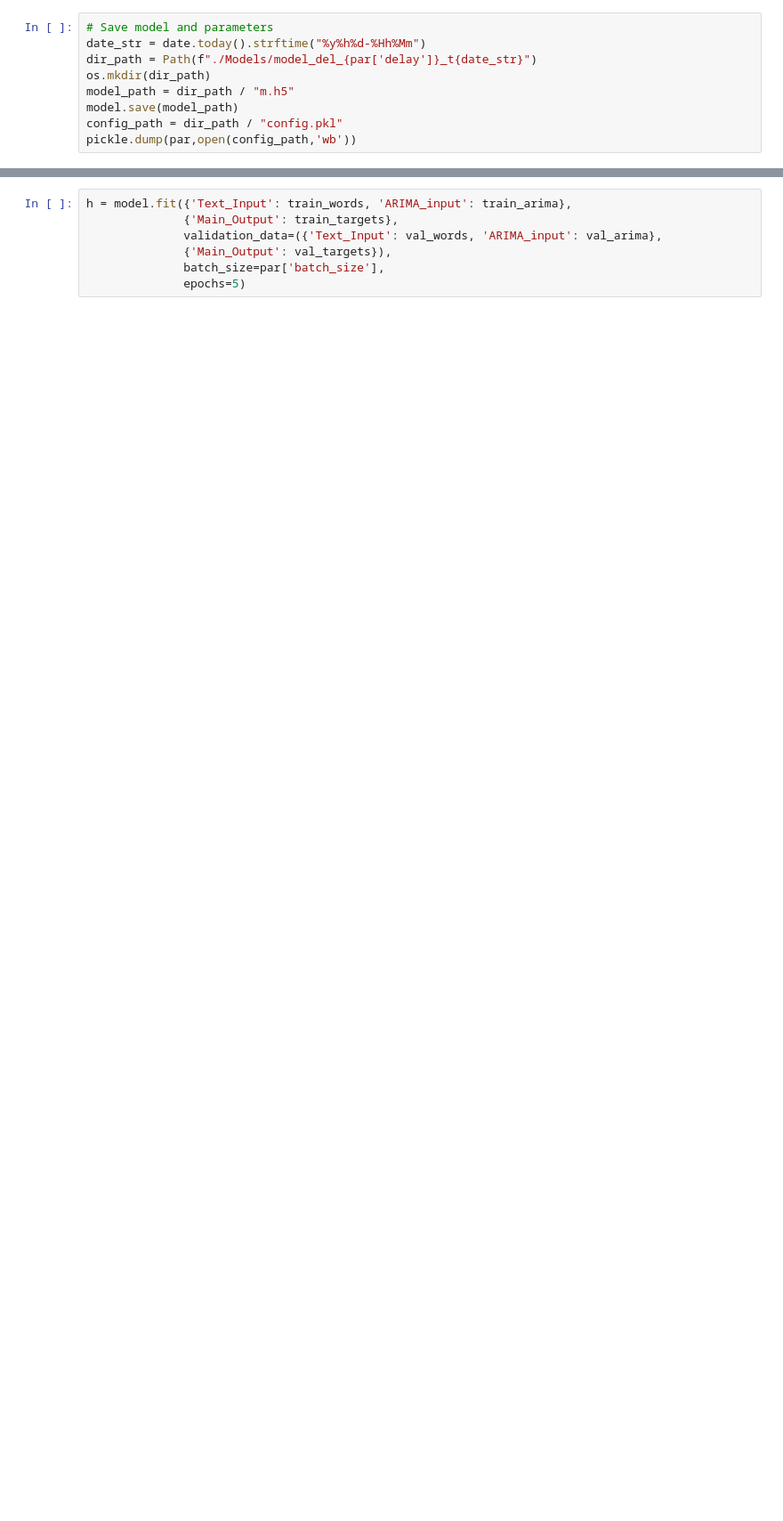
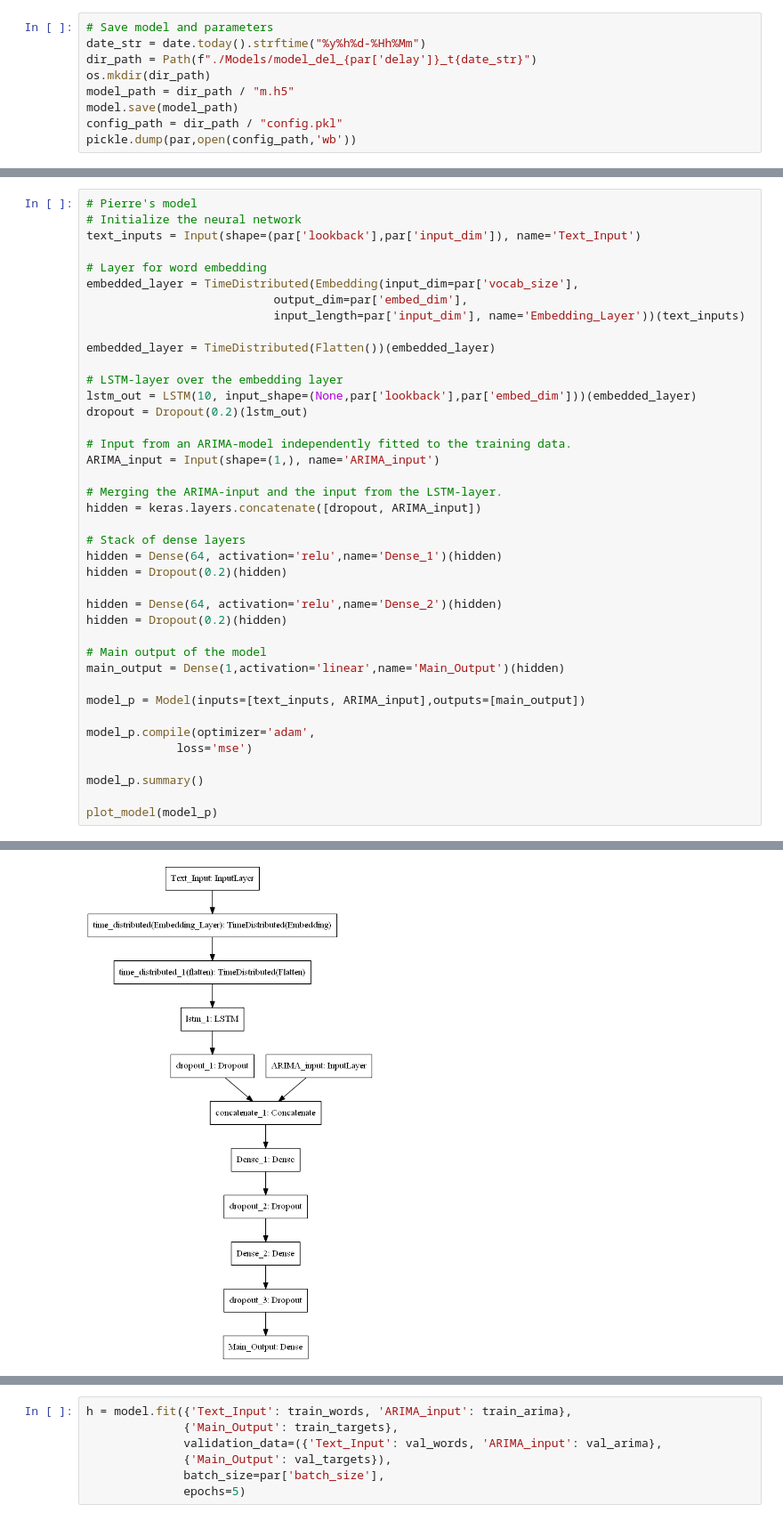
Before and after one commit to backmag/NLP-finance, a Jupyter notebook: FunctionalAPI.ipynb, the cells around one changed output, grey strips where cells are left out. Shown at 89% size. Cells and saved outputs as stored; diff of their text form; blank space fills up the shorter version.

```diff
--- a/FunctionalAPI.ipynb
+++ b/FunctionalAPI.ipynb
@@ -446,0 +407,41 @@ par
+# %%
+# Pierre's model
+# Initialize the neural network
+text_inputs = Input(shape=(par['lookback'],par['input_dim']), name='Text_Input')
+
+# Layer for word embedding
+embedded_layer = TimeDistributed(Embedding(input_dim=par['vocab_size'],
+                           output_dim=par['embed_dim'],
+                           input_length=par['input_dim'], name='Embedding_Layer'))(text_inputs)
+
+embedded_layer = TimeDistributed(Flatten())(embedded_layer)
+
+# LSTM-layer over the embedding layer
+lstm_out = LSTM(10, input_shape=(None,par['lookback'],par['embed_dim']))(embedded_layer)
+dropout = Dropout(0.2)(lstm_out)
+
+# Input from an ARIMA-model independently fitted to the training data.
+ARIMA_input = Input(shape=(1,), name='ARIMA_input')
+
+# Merging the ARIMA-input and the input from the LSTM-layer.
+hidden = keras.layers.concatenate([dropout, ARIMA_input])
+
+# Stack of dense layers
+hidden = Dense(64, activation='relu',name='Dense_1')(hidden)
+hidden = Dropout(0.2)(hidden)
+
+hidden = Dense(64, activation='relu',name='Dense_2')(hidden)
+hidden = Dropout(0.2)(hidden)
+
+# Main output of the model
+main_output = Dense(1,activation='linear',name='Main_Output')(hidden)
+
+model_p = Model(inputs=[text_inputs, ARIMA_input],outputs=[main_output])
+
+model_p.compile(optimizer='adam',
+             loss='mse')
+
+model_p.summary()
+
+plot_model(model_p)
+# %% [output]
@@ -446,0 +465 @@ par
+[figure, added]
```
Also changed, not shown: parts of 14 cells of this notebook.
